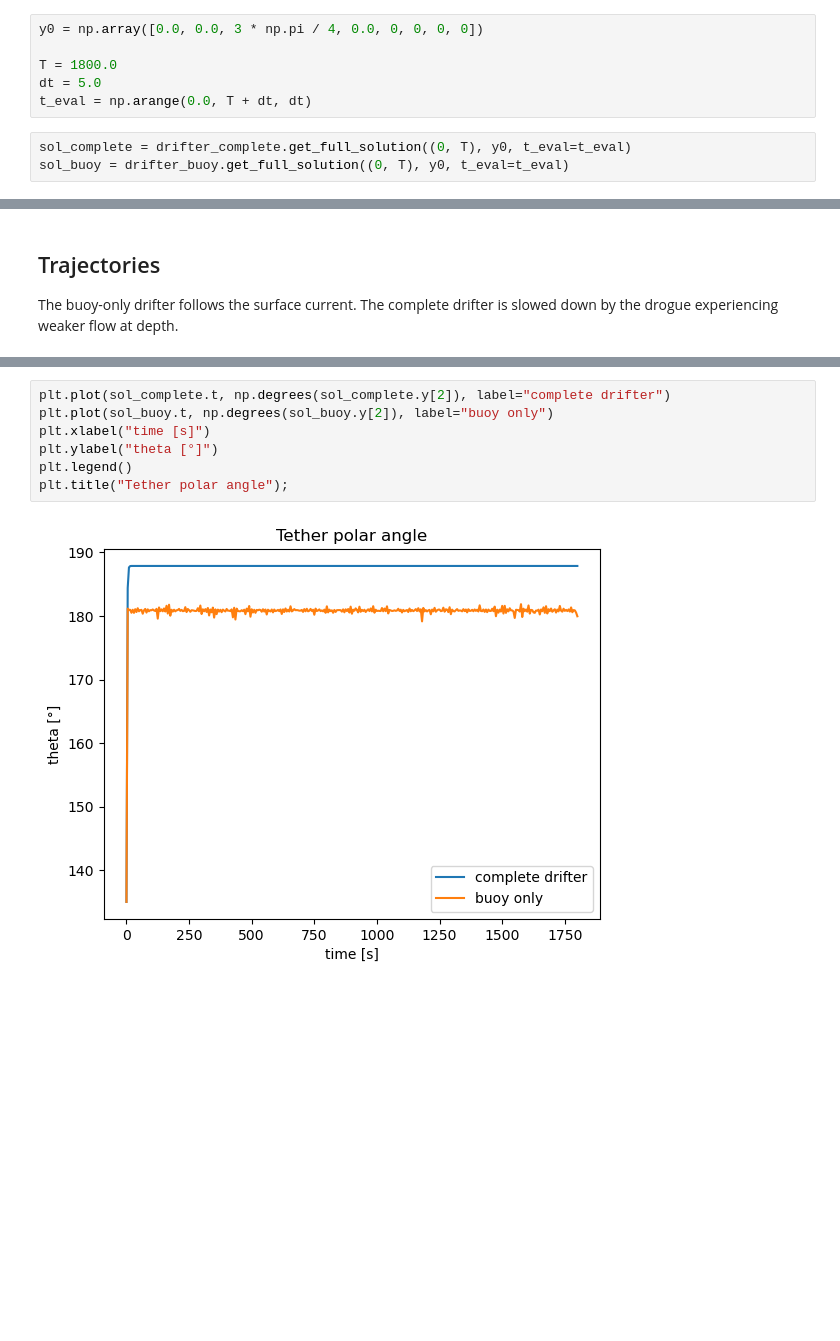
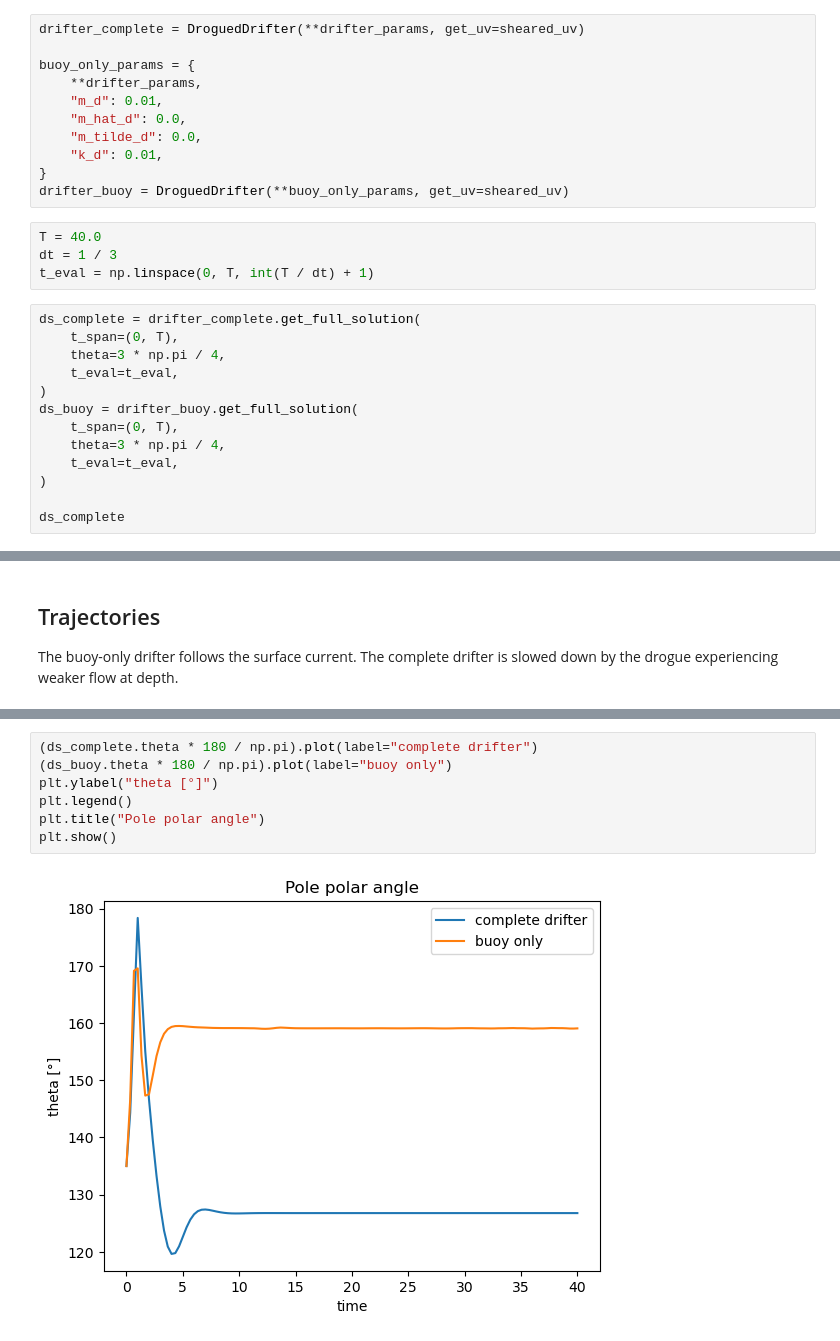
Before and after one commit to geomar-od-lagrange/mechanical_drifters, a Jupyter notebook: notebooks/02_test_with_sheared_flow.ipynb, the cells around one changed output, grey strips where cells are left out. Drawn from its saved outputs; the diff is of its cells as text; blank space fills up the shorter version.

```diff
--- a/notebooks/02_test_with_sheared_flow.ipynb
+++ b/notebooks/02_test_with_sheared_flow.ipynb
@@ -52,9 +76,28 @@ Starting from rest with the drogue at 135° from vertical (hanging sideways).
+# %%
+drifter_complete = DroguedDrifter(**drifter_params, get_uv=sheared_uv)
+
+buoy_only_params = {
+    **drifter_params,
+    "m_d": 0.01,
+    "m_hat_d": 0.0,
+    "m_tilde_d": 0.0,
+    "k_d": 0.01,
+}
+drifter_buoy = DroguedDrifter(**buoy_only_params, get_uv=sheared_uv)
 # %%
-y0 = np.array([0.0, 0.0, 3 * np.pi / 4, 0.0, 0, 0, 0, 0])
-
-T = 1800.0
-dt = 5.0
-t_eval = np.arange(0.0, T + dt, dt)
+T = 40.0
+dt = 1 / 3
+t_eval = np.linspace(0, T, int(T / dt) + 1)
 # %%
-sol_complete = drifter_complete.get_full_solution((0, T), y0, t_eval=t_eval)
-sol_buoy = drifter_buoy.get_full_solution((0, T), y0, t_eval=t_eval)
+ds_complete = drifter_complete.get_full_solution(
+    t_span=(0, T),
+    theta=3 * np.pi / 4,
+    t_eval=t_eval,
+)
+ds_buoy = drifter_buoy.get_full_solution(
+    t_span=(0, T),
+    theta=3 * np.pi / 4,
+    t_eval=t_eval,
+)
+
+ds_complete
@@ -81,11 +139,11 @@ The tether angle `theta` should settle from its initial value (135°) to a
 steady state near 180° (drogue hanging below the buoy, slightly deflected
 by shear).
 # %%
-plt.plot(sol_complete.t, np.degrees(sol_complete.y[2]), label="complete drifter")
-plt.plot(sol_buoy.t, np.degrees(sol_buoy.y[2]), label="buoy only")
-plt.xlabel("time [s]")
+(ds_complete.theta * 180 / np.pi).plot(label="complete drifter")
+(ds_buoy.theta * 180 / np.pi).plot(label="buoy only")
 plt.ylabel("theta [°]")
 plt.legend()
-plt.title("Tether polar angle");
+plt.title("Pole polar angle")
+plt.show()
 # %% [output]
-[figure, old version]
+[figure, new version]
```
Also changed, not shown: parts of 14 cells of this notebook, 5 other files.
